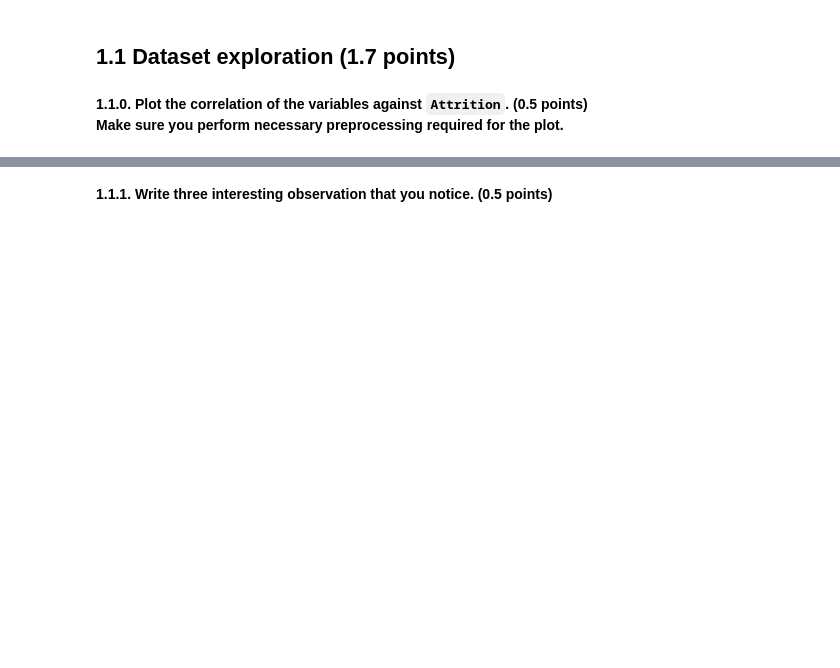
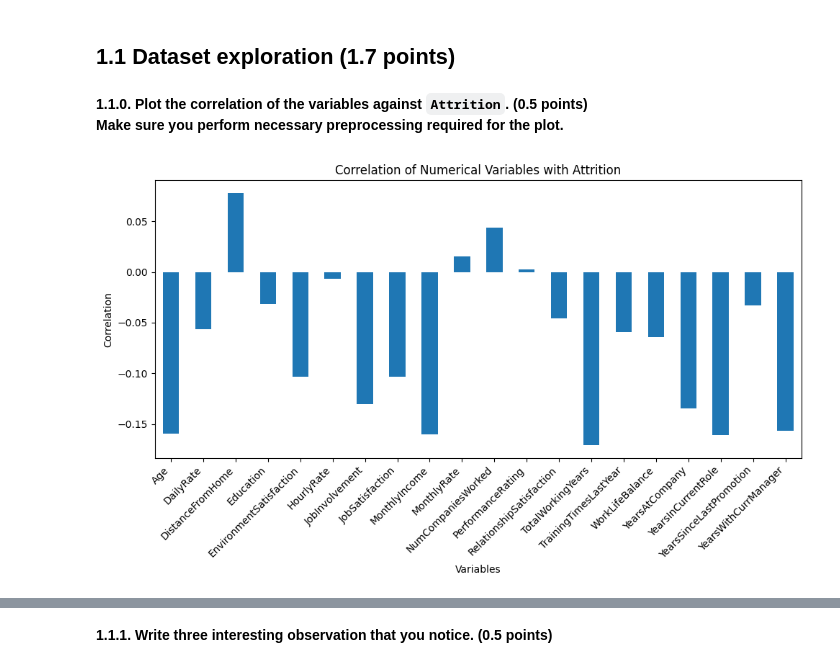
Before and after one commit to Sulaiman29/BDA_HW3, a Jupyter notebook: Copy_of_BDA2025Spring_HW3.ipynb, the cells around one changed output, grey strips where cells are left out. Cells and saved outputs as stored; diff of their text form; code cells hidden in the pictures; blank space fills up the shorter version.

````diff
--- a/Copy_of_BDA2025Spring_HW3.ipynb
+++ b/Copy_of_BDA2025Spring_HW3.ipynb
@@ -111,4 +119,36 @@ hr_data.head()
 # %% [markdown]
 **1.1.0.
 Plot the correlation of the variables against ```Attrition```. (0.5 points)<br>Make sure you perform necessary preprocessing required for the plot.**
+# %%
+import numpy as np
+import matplotlib.pyplot as plt
+import seaborn as sns
+import pandas as pd
+
+hr_data = pd.read_csv('HR_Employee_Attrition.csv', header=0)
+
+# Preprocessing: Convert 'Attrition' to numerical (0 and 1)
+hr_data['Attrition'] = hr_data['Attrition'].map({'Yes': 1, 'No': 0})
+
+# Select numerical columns for correlation analysis
+numerical_cols = hr_data.select_dtypes(include=np.number).columns
+
+# Calculate correlations
+correlations = hr_data[numerical_cols].corrwith(hr_data['Attrition'])
+correlations = correlations.drop('Attrition')
+
+# Filter out correlations with NaN values
+correlations = correlations.dropna()
+
+# Plotting the correlation
+plt.figure(figsize=(10, 6))
+correlations.plot(kind='bar')
+plt.title('Correlation of Numerical Variables with Attrition')
+plt.xlabel('Variables')
+plt.ylabel('Correlation')
+plt.xticks(rotation=45, ha='right')
+plt.tight_layout()
+plt.show()
+# %% [output]
+[figure, added]
 # %% [markdown]
````
Also changed, not shown: parts of 11 cells of this notebook.
